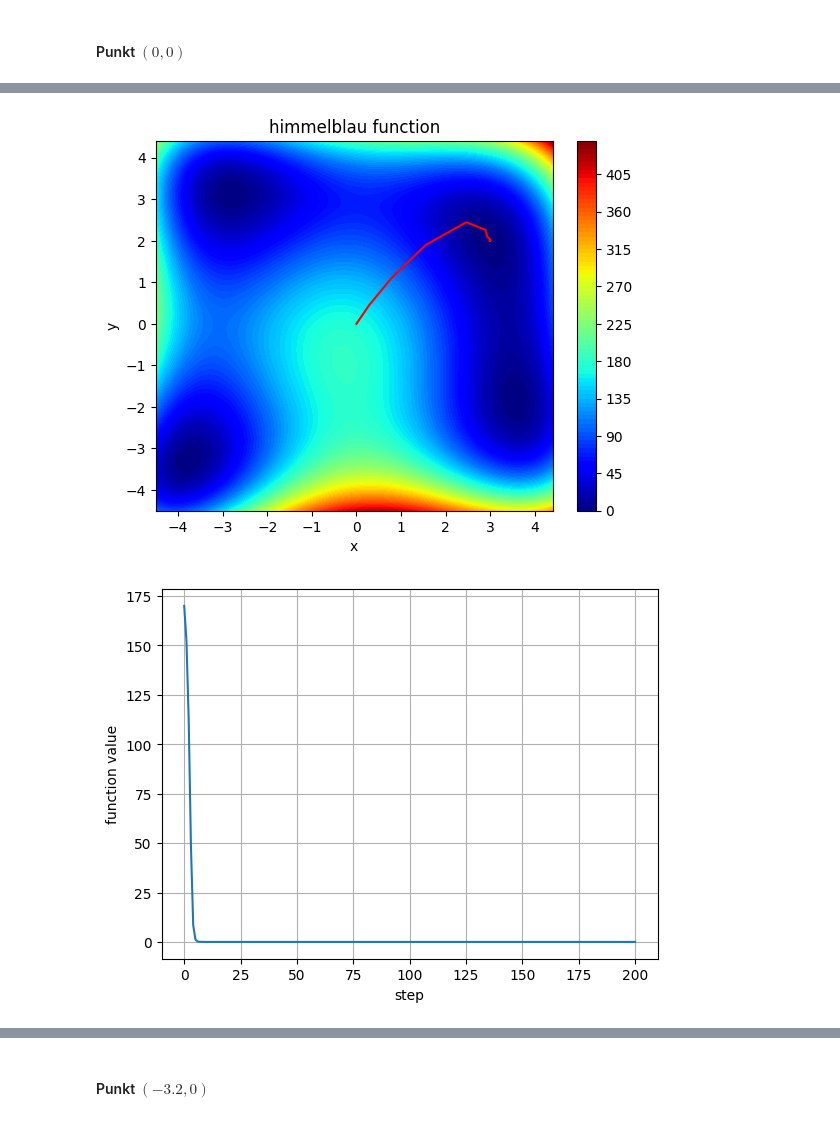
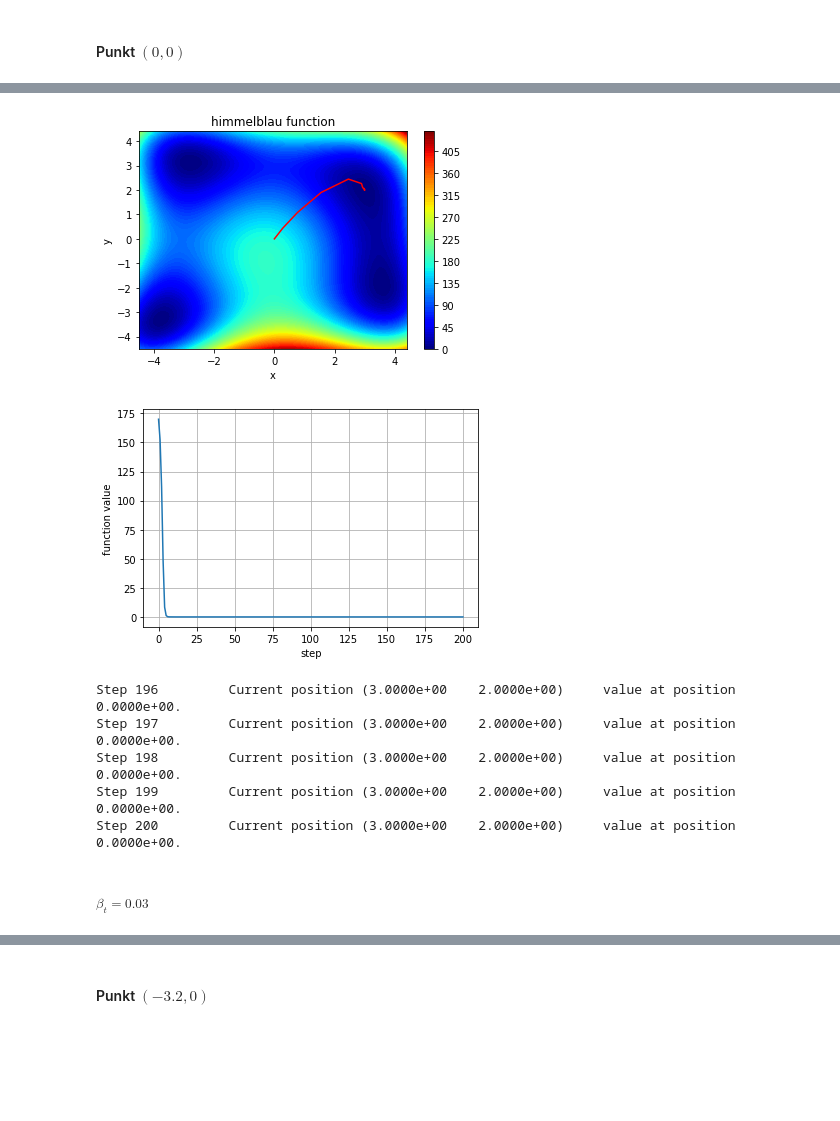
Before and after one commit to dbarania/WSI, a Jupyter notebook: solutions/E1/Zadanie_1.ipynb, the cells around one changed output, grey strips where cells are left out. Saved outputs shown, nothing was run; the diff lists cells and outputs as text; code cells hidden in the pictures; blank space fills up the shorter version.

```diff
--- a/solutions/E1/Zadanie_1.ipynb
+++ b/solutions/E1/Zadanie_1.ipynb
@@ -102,11 +114,19 @@ plot_values(values3)
 # %%
-beta3 = 0.02
+beta = 0.02
 start_position = (0,0)
-trace3,values3 = gradient_descent(himmelblau_function,himmelblau_funnction_gradient,start_position,200,beta3)
+trace,values = gradient_descent(himmelblau_function,himmelblau_funnction_gradient,start_position,200,beta)
 
-plot_function(himmelblau_function,trace3)
-plot_values(values3)
+plot_function(himmelblau_function,trace)
+plot_values(values)
+print_values(trace[-5:],values[-5:])
 # %% [output]
-[figure, old version]
+[figure, new version]
-[figure, old version]
+[figure, new version]
+Step 196         Current position (3.0000e+00    2.0000e+00)     value at position 0.0000e+00.
+Step 197         Current position (3.0000e+00    2.0000e+00)     value at position 0.0000e+00.
+Step 198         Current position (3.0000e+00    2.0000e+00)     value at position 0.0000e+00.
+Step 199         Current position (3.0000e+00    2.0000e+00)     value at position 0.0000e+00.
+Step 200         Current position (3.0000e+00    2.0000e+00)     value at position 0.0000e+00.
+# %% [markdown]
+##### $\beta_t = 0.03$
 # %%
```
Also changed, not shown: parts of 43 cells of this notebook, 1 other file.
